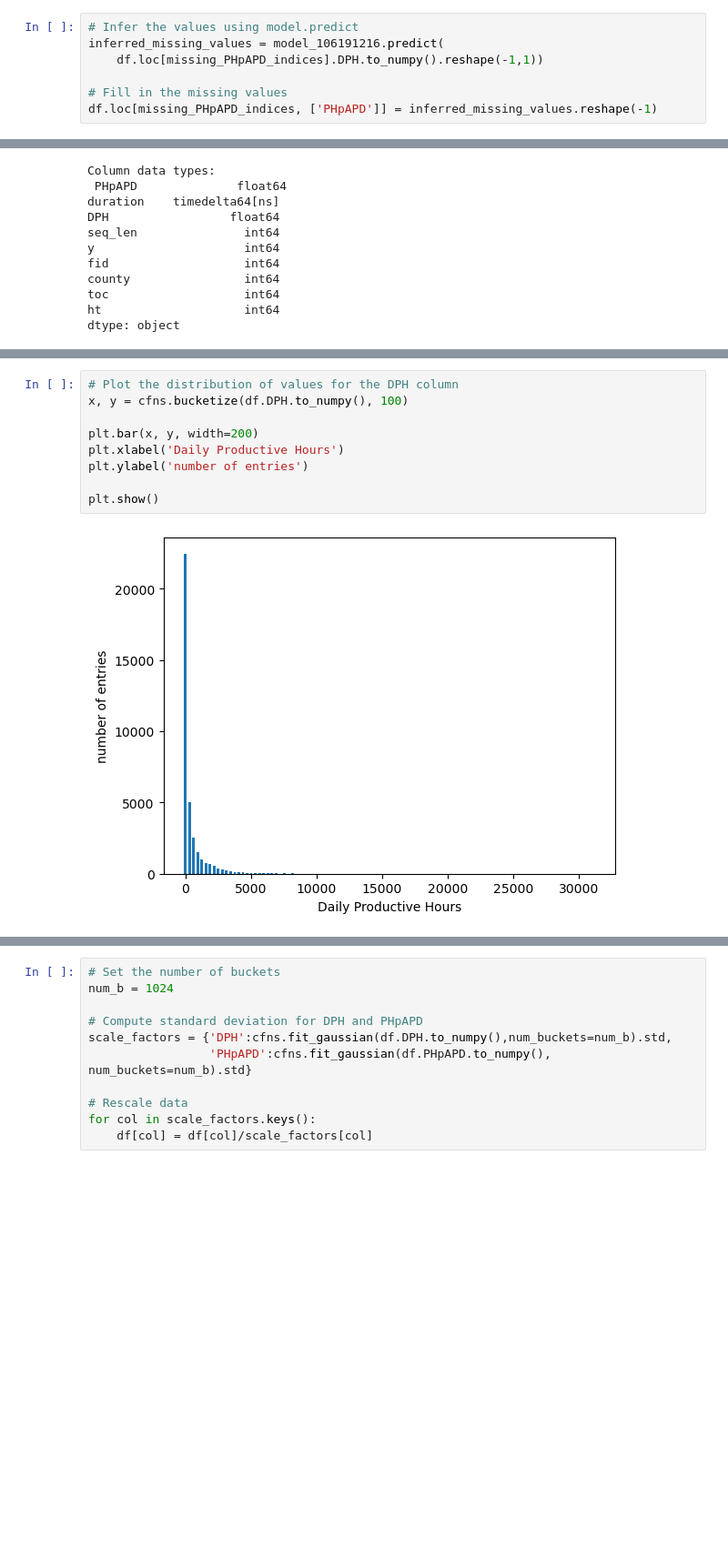
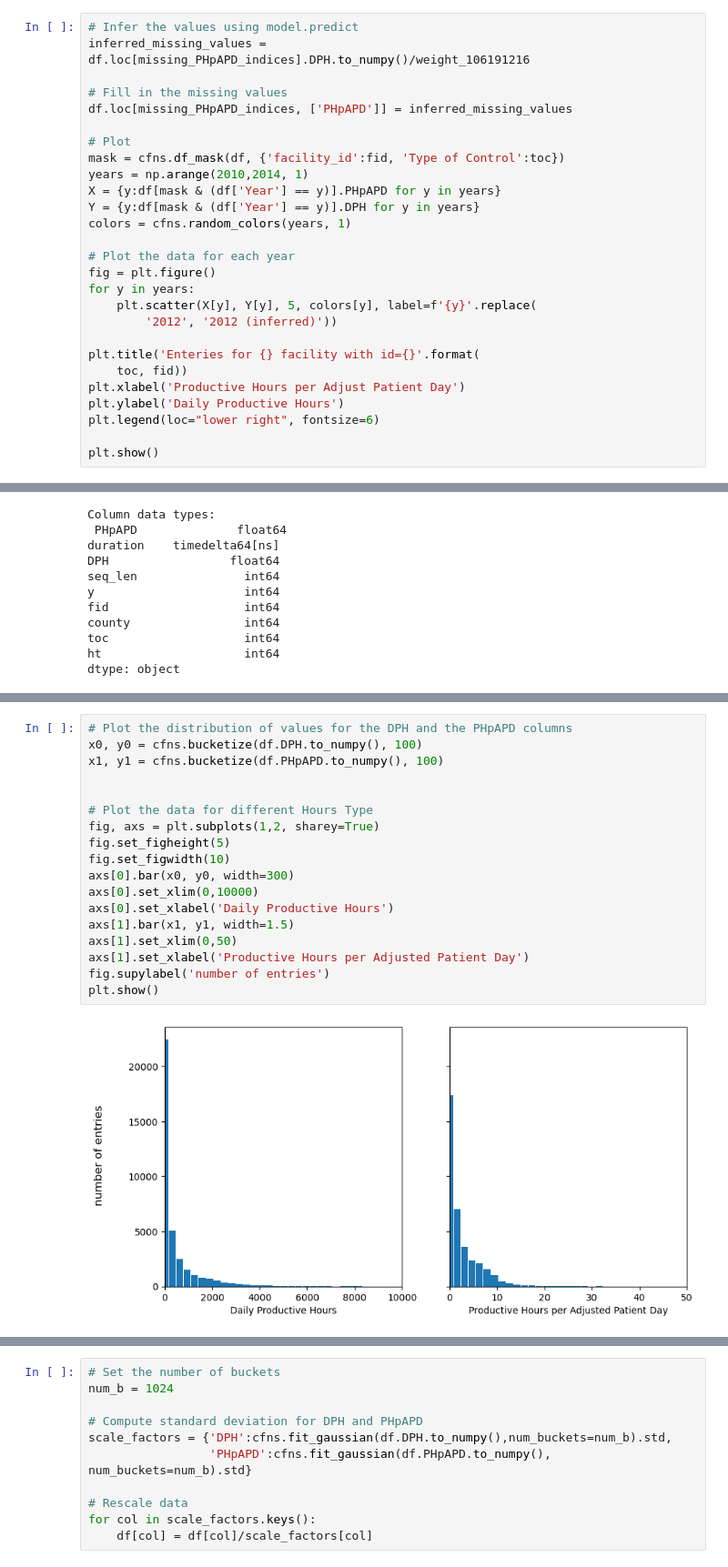
Before and after one commit to ndoroud/Hospital_Staffing, a Jupyter notebook: staffing.ipynb, the cells around one changed output, grey strips where cells are left out. Shown at 91% size. Drawn from its saved outputs; the diff is of its cells as text; blank space fills up the shorter version.

```diff
--- a/staffing.ipynb
+++ b/staffing.ipynb
@@ -603,8 +638,28 @@ Optimized the fit with the R-squared score of:  0.3944
 ##### Infer the missing values using the linear model
 # %%
 # Infer the values using model.predict
-inferred_missing_values = model_106191216.predict(
-    df.loc[missing_PHpAPD_indices].DPH.to_numpy().reshape(-1,1))
+inferred_missing_values = df.loc[missing_PHpAPD_indices].DPH.to_numpy()/weight_106191216
 
 # Fill in the missing values
-df.loc[missing_PHpAPD_indices, ['PHpAPD']] = inferred_missing_values.reshape(-1)
+df.loc[missing_PHpAPD_indices, ['PHpAPD']] = inferred_missing_values
+
+# Plot
+mask = cfns.df_mask(df, {'facility_id':fid, 'Type of Control':toc})
+years = np.arange(2010,2014, 1)
+X = {y:df[mask & (df['Year'] == y)].PHpAPD for y in years}
+Y = {y:df[mask & (df['Year'] == y)].DPH for y in years}
+colors = cfns.random_colors(years, 1)
+
+# Plot the data for each year
+fig = plt.figure()
+for y in years:
+    plt.scatter(X[y], Y[y], 5, colors[y], label=f'{y}'.replace(
+        '2012', '2012 (inferred)'))
+
+plt.title('Enteries for {} facility with id={}'.format(
+    toc, fid))
+plt.xlabel('Productive Hours per Adjust Patient Day')
+plt.ylabel('Daily Productive Hours')
+plt.legend(loc="lower right", fontsize=6)
+
+plt.show()
@@ -791,11 +824,20 @@ Assuming a linear correlation between DPH and PHpAPD yield an R-squared score of
 # %%
-# Plot the distribution of values for the DPH column
-x, y = cfns.bucketize(df.DPH.to_numpy(), 100)
+# Plot the distribution of values for the DPH and the PHpAPD columns
+x0, y0 = cfns.bucketize(df.DPH.to_numpy(), 100)
+x1, y1 = cfns.bucketize(df.PHpAPD.to_numpy(), 100)
 
-plt.bar(x, y, width=200)
-plt.xlabel('Daily Productive Hours')
-plt.ylabel('number of entries')
 
+# Plot the data for different Hours Type
+fig, axs = plt.subplots(1,2, sharey=True)
+fig.set_figheight(5)
+fig.set_figwidth(10)
+axs[0].bar(x0, y0, width=300)
+axs[0].set_xlim(0,10000)
+axs[0].set_xlabel('Daily Productive Hours')
+axs[1].bar(x1, y1, width=1.5)
+axs[1].set_xlim(0,50)
+axs[1].set_xlabel('Productive Hours per Adjusted Patient Day')
+fig.supylabel('number of entries')
 plt.show()
 # %% [output]
-[figure, old version]
+[figure, new version]
```
Also changed, not shown: parts of 31 cells of this notebook, 1 other file.
